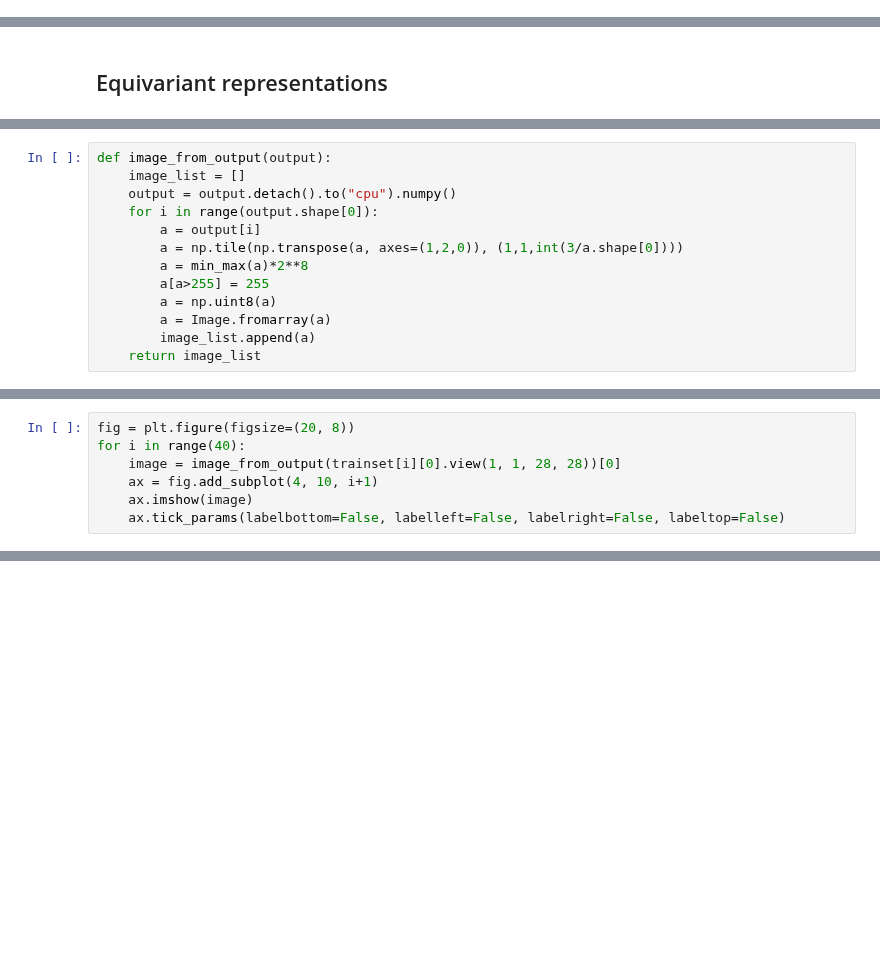
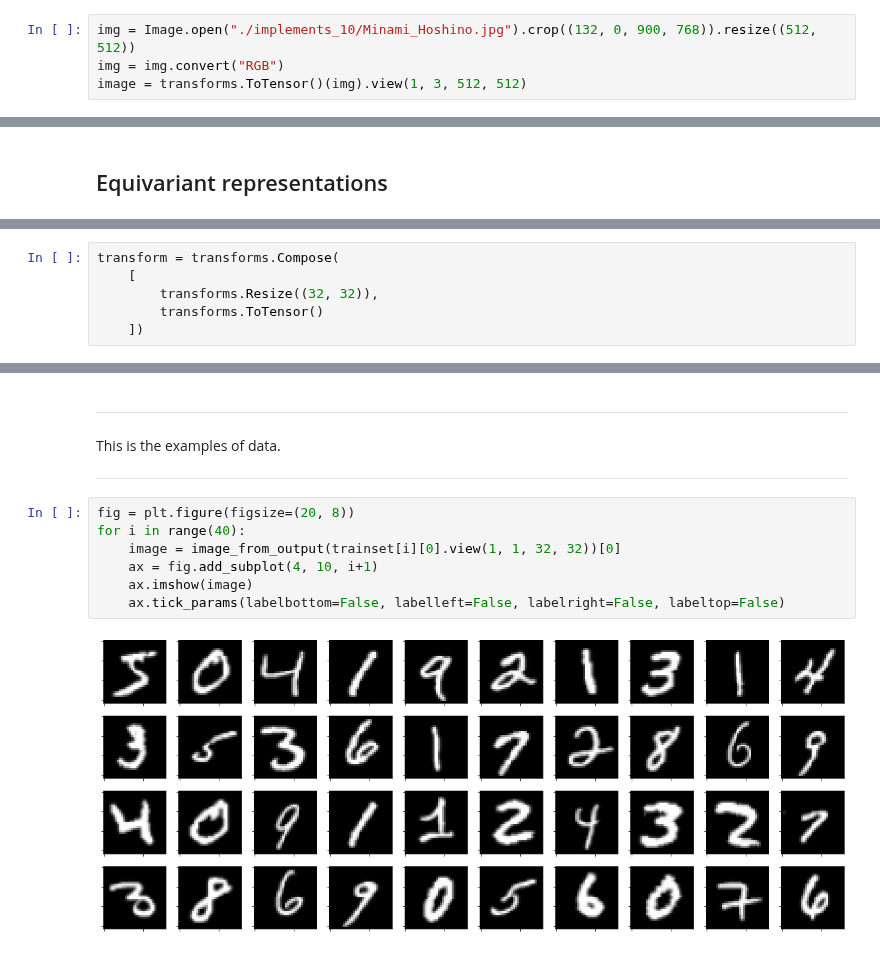
Before and after one commit to shinshoji01/gonken-lesson, a Jupyter notebook: 2020/10_Convolutional_Neural_Networks.ipynb, the cells around one changed output, grey strips where cells are left out. Saved outputs shown, nothing was run; the diff lists cells and outputs as text; blank space fills up the shorter version.

Commit message:
finish implementation

```diff
--- a/2020/10_Convolutional_Neural_Networks.ipynb
+++ b/2020/10_Convolutional_Neural_Networks.ipynb
@@ -82,0 +72,4 @@ image_from_output(vertical_filter(image))[0]
+# %%
+img = Image.open("./implements_10/Minami_Hoshino.jpg").crop((132, 0, 900, 768)).resize((512, 512))
+img = img.convert("RGB")
+image = transforms.ToTensor()(img).view(1, 3, 512, 512)
@@ -93,13 +83,0 @@ def min_max(x, axis=None):
-# %%
-def image_from_output(output):
-    image_list = []
-    output = output.detach().to("cpu").numpy()
-    for i in range(output.shape[0]):
-        a = output[i]
-        a = np.tile(np.transpose(a, axes=(1,2,0)), (1,1,int(3/a.shape[0])))
-        a = min_max(a)*2**8
-        a[a>255] = 255
-        a = np.uint8(a)
-        a = Image.fromarray(a)
-        image_list.append(a)
-    return image_list
@@ -132,7 +83,0 @@ len_testset : 10000
-# %%
-fig = plt.figure(figsize=(20, 8))
-for i in range(40):
-    image = image_from_output(trainset[i][0].view(1, 1, 28, 28))[0]
-    ax = fig.add_subplot(4, 10, i+1)
-    ax.imshow(image)
-    ax.tick_params(labelbottom=False, labelleft=False, labelright=False, labeltop=False)
@@ -218,0 +100,6 @@ img = trainset[0][0].view(1, 1, 28, 28)
+# %%
+transform = transforms.Compose(
+    [
+        transforms.Resize((32, 32)),
+        transforms.ToTensor()
+    ])
@@ -218,0 +119,15 @@ img = trainset[0][0].view(1, 1, 28, 28)
+# %% [markdown]
+---
+
+This is the examples of data.
+
+---
+# %%
+fig = plt.figure(figsize=(20, 8))
+for i in range(40):
+    image = image_from_output(trainset[i][0].view(1, 1, 32, 32))[0]
+    ax = fig.add_subplot(4, 10, i+1)
+    ax.imshow(image)
+    ax.tick_params(labelbottom=False, labelleft=False, labelright=False, labeltop=False)
+# %% [output]
+[figure, added]
```
Also changed, not shown: parts of 69 cells of this notebook.
